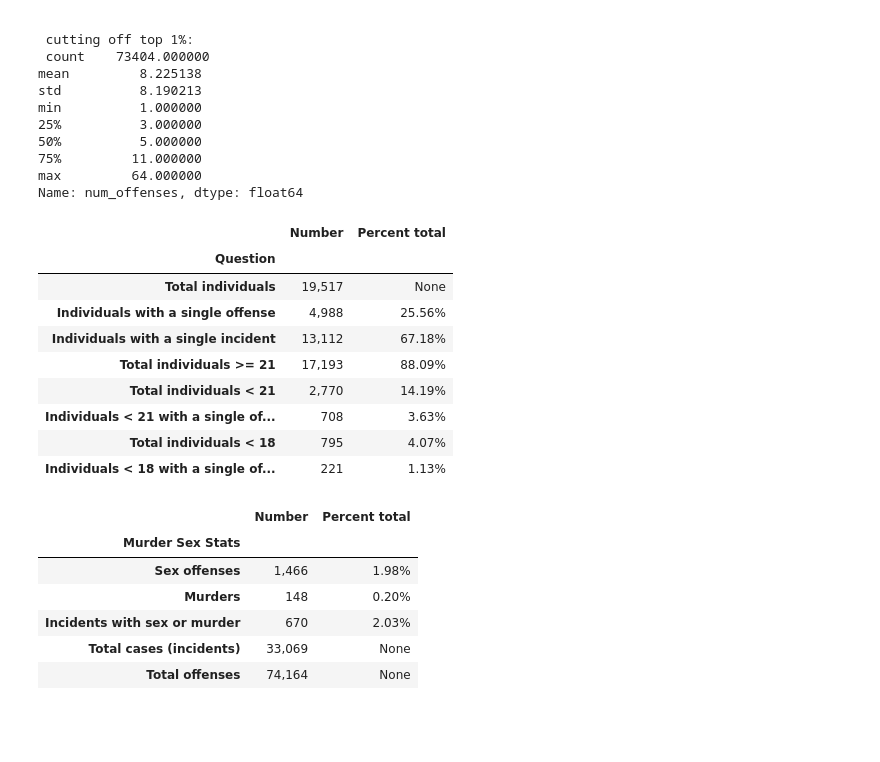
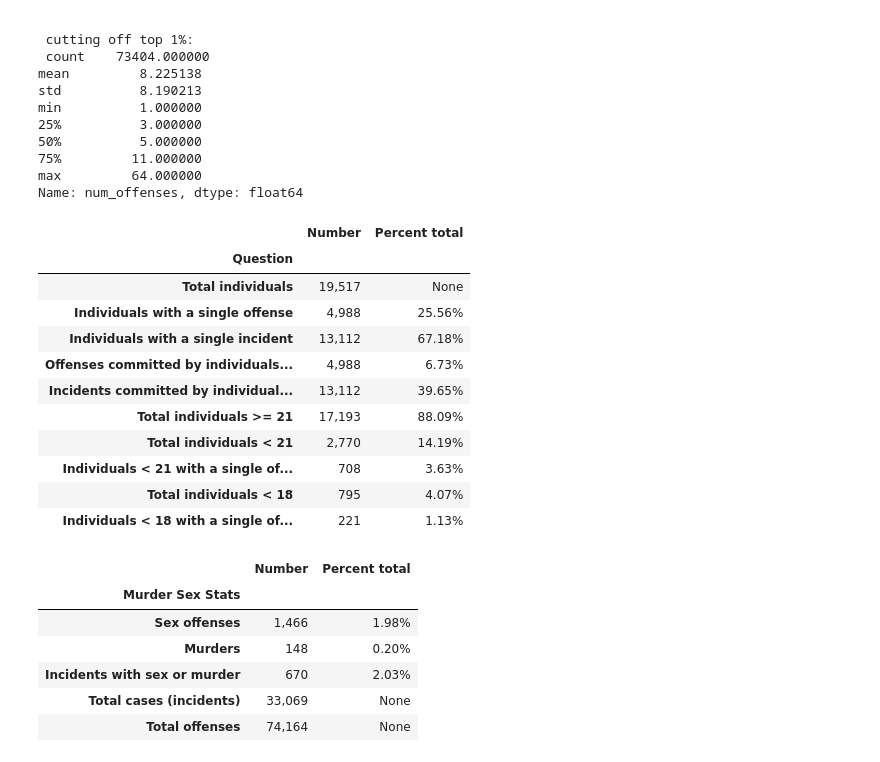
Before and after one commit to codeforboston/clean-slate-data, a Jupyter notebook: analyses/notebooks/How many expungable.ipynb, the cells around one changed output. Drawn from its saved outputs; the diff is of its cells as text; code cells hidden in the pictures; blank space fills up the shorter version.

Commit message:
add stats on incidents and offenses

```diff
--- a/analyses/notebooks/How many expungable.ipynb
+++ b/analyses/notebooks/How many expungable.ipynb
@@ -273,6 +273,9 @@ Percent_18 = "{:.2%}".format(Number_18/Number_People)
 ind_one_off = nw[nw['num_offenses']==1]['Person ID'].nunique()
 ind_one_inc = nw[nw['Incidents']==1]['Person ID'].nunique()
 
+off_one_off = nw[nw['num_offenses']==1].shape[0]
+inc_one_inc = nw[nw['Incidents']==1].groupby(['Person ID', 'Offense Date']).ngroups
+
 Juvenile_one_off = nw[(nw['num_offenses']==1) &
                       (~nw['Age at Offense'].isnull()) &
                       (nw['Age at Offense']<21) ]['Person ID'].nunique()
@@ -283,24 +286,30 @@ Juvenile_one_off_18 = nw[(nw['num_offenses']==1) &
 # %%
 total = ['Total individuals', Number_People]
 oneoff = ['Individuals with a single offense', ind_one_off , '{:,.2%}'.format(ind_one_off/Number_People)]
 oneinc = ['Individuals with a single incident', ind_one_inc, '{:,.2%}'.format(ind_one_inc/Number_People)]
+
+off_one_off1 = ['Offenses committed by individuals with one offense', off_one_off, '{:,.2%}'.format(off_one_off/nw.shape[0])]
+inc_one_inc1 = ['Incidents committed by individuals with one incident', inc_one_inc, '{:,.2%}'.format(inc_one_inc/nw.groupby(['Person ID', 'Offense Date']).ngroups)]
+
 adult = ['Total individuals >= 21',Number_Adult, Percent_Adult]
 juvenile = ['Total individuals < 21', Number_Juvenile, Percent_Juvenile]
 juv_one_off = ['Individuals < 21 with a single offense', Juvenile_one_off, '{:,.2%}'.format(Juvenile_one_off/Number_People)]
 under18 = ['Total individuals < 18', Number_18, Percent_18]
 u18_one_off = ['Individuals < 18 with a single offense', Juvenile_one_off_18, '{:,.2%}'.format(Juvenile_one_off_18/Number_People)]
 
-stats = [total, oneoff, oneinc, adult, juvenile, juv_one_off, under18, u18_one_off]
+stats = [total, oneoff, oneinc, off_one_off1, inc_one_inc1, adult, juvenile, juv_one_off, under18, u18_one_off]
 statsdf = pd.DataFrame(stats, columns = ['Question', 'Number', 'Percent total'])
 statsdf = statsdf.set_index('Question')
 statsdf
 statsdf.style.format({'Number' : '{:,}'})
 # %% [output]
 |  | Number | Percent total |
 | Question |  |  |
 | Total individuals | 19,517 | None |
 | Individuals with a single offense | 4,988 | 25.56% |
 | Individuals with a single incident | 13,112 | 67.18% |
+| Offenses committed by individuals... | 4,988 | 6.73% |
+| Incidents committed by individual... | 13,112 | 39.65% |
 | Total individuals >= 21 | 17,193 | 88.09% |
 | Total individuals < 21 | 2,770 | 14.19% |
 | Individuals < 21 with a single of... | 708 | 3.63% |
```
